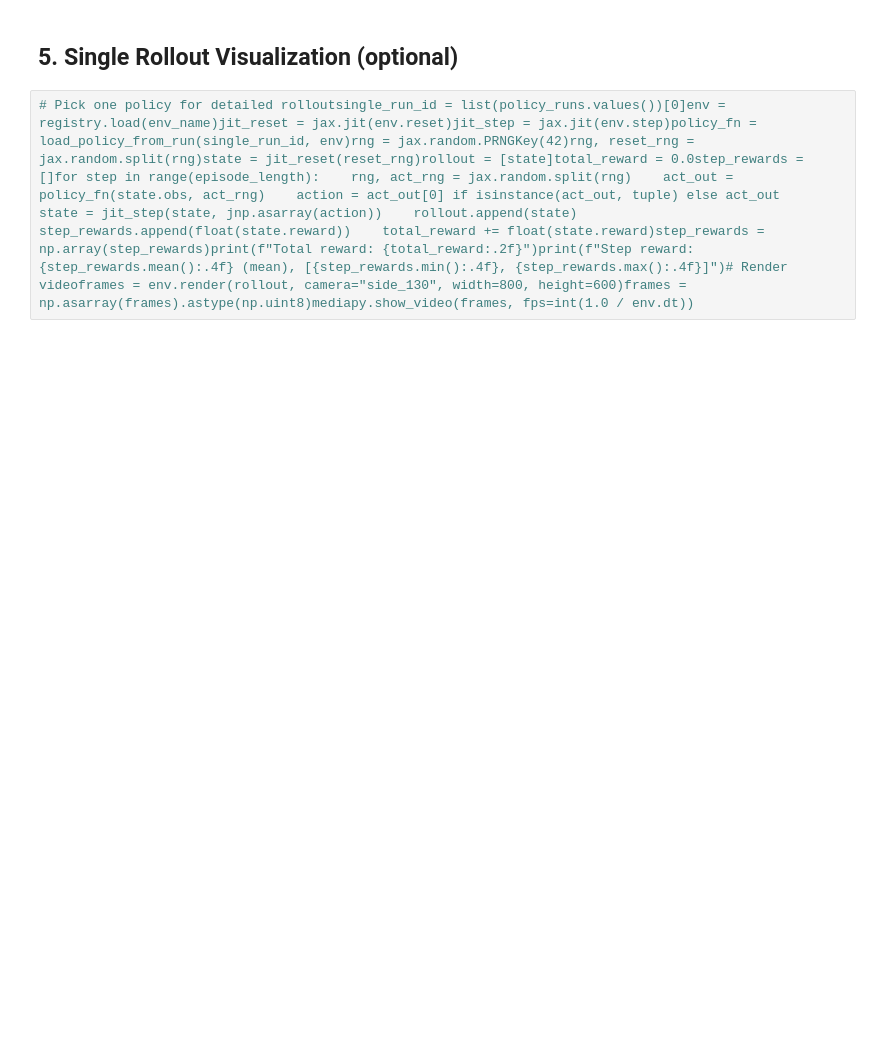
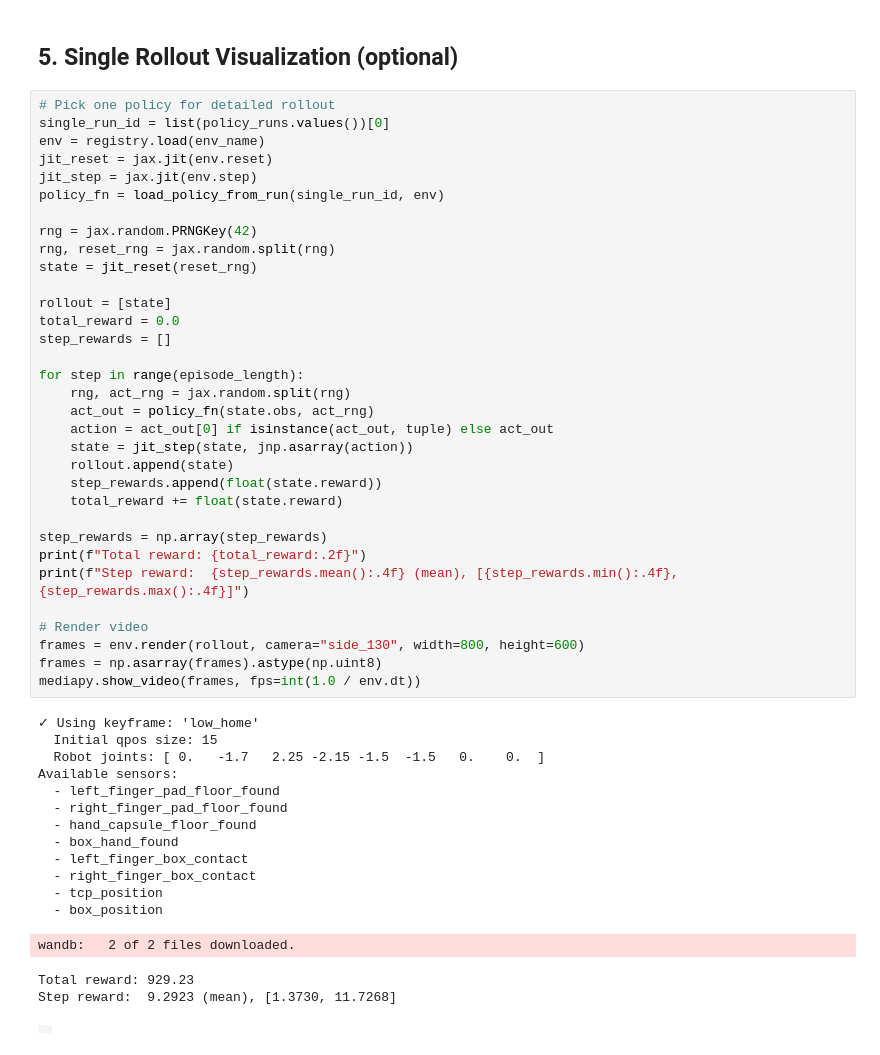
Before and after one commit to weissma6/my_mujoco_playground, a Jupyter notebook: evaluation/UR10_Evaluation_test.ipynb, the cells around one changed output. Saved outputs shown, nothing was run; the diff lists cells and outputs as text; blank space fills up the shorter version.

```diff
--- a/evaluation/UR10_Evaluation_test.ipynb
+++ b/evaluation/UR10_Evaluation_test.ipynb
@@ -25,4 +423,52 @@ colors = ["#2E86AB", "#A23B72", "#F18F01", "#C73E1D"]fig, axes = plt.subplots(2,
 # %% [markdown]
 ## 5. Single Rollout Visualization (optional)
 # %%
-# Pick one policy for detailed rolloutsingle_run_id = list(policy_runs.values())[0]env = registry.load(env_name)jit_reset = jax.jit(env.reset)jit_step = jax.jit(env.step)policy_fn = load_policy_from_run(single_run_id, env)rng = jax.random.PRNGKey(42)rng, reset_rng = jax.random.split(rng)state = jit_reset(reset_rng)rollout = [state]total_reward = 0.0step_rewards = []for step in range(episode_length):    rng, act_rng = jax.random.split(rng)    act_out = policy_fn(state.obs, act_rng)    action = act_out[0] if isinstance(act_out, tuple) else act_out    state = jit_step(state, jnp.asarray(action))    rollout.append(state)    step_rewards.append(float(state.reward))    total_reward += float(state.reward)step_rewards = np.array(step_rewards)print(f"Total reward: {total_reward:.2f}")print(f"Step reward:  {step_rewards.mean():.4f} (mean), [{step_rewards.min():.4f}, {step_rewards.max():.4f}]")# Render videoframes = env.render(rollout, camera="side_130", width=800, height=600)frames = np.asarray(frames).astype(np.uint8)mediapy.show_video(frames, fps=int(1.0 / env.dt))
+# Pick one policy for detailed rollout
+single_run_id = list(policy_runs.values())[0]
+env = registry.load(env_name)
+jit_reset = jax.jit(env.reset)
+jit_step = jax.jit(env.step)
+policy_fn = load_policy_from_run(single_run_id, env)
+
+rng = jax.random.PRNGKey(42)
+rng, reset_rng = jax.random.split(rng)
+state = jit_reset(reset_rng)
+
+rollout = [state]
+total_reward = 0.0
+step_rewards = []
+
+for step in range(episode_length):
+    rng, act_rng = jax.random.split(rng)
+    act_out = policy_fn(state.obs, act_rng)
+    action = act_out[0] if isinstance(act_out, tuple) else act_out
+    state = jit_step(state, jnp.asarray(action))
+    rollout.append(state)
+    step_rewards.append(float(state.reward))
+    total_reward += float(state.reward)
+
+step_rewards = np.array(step_rewards)
+print(f"Total reward: {total_reward:.2f}")
+print(f"Step reward:  {step_rewards.mean():.4f} (mean), [{step_rewards.min():.4f}, {step_rewards.max():.4f}]")
+
+# Render video
+frames = env.render(rollout, camera="side_130", width=800, height=600)
+frames = np.asarray(frames).astype(np.uint8)
+mediapy.show_video(frames, fps=int(1.0 / env.dt))
+# %% [output]
+✓ Using keyframe: 'low_home'
+  Initial qpos size: 15
+  Robot joints: [ 0.   -1.7   2.25 -2.15 -1.5  -1.5   0.    0.  ]
+Available sensors:
+  - left_finger_pad_floor_found
+  - right_finger_pad_floor_found
+  - hand_capsule_floor_found
+  - box_hand_found
+  - left_finger_box_contact
+  - right_finger_box_contact
+  - tcp_position
+  - box_position
+wandb:   2 of 2 files downloaded.
+Total reward: 929.23
+Step reward:  9.2923 (mean), [1.3730, 11.7268]
+|  |
```
Also changed, not shown: parts of 7 cells of this notebook, 11 other files.
